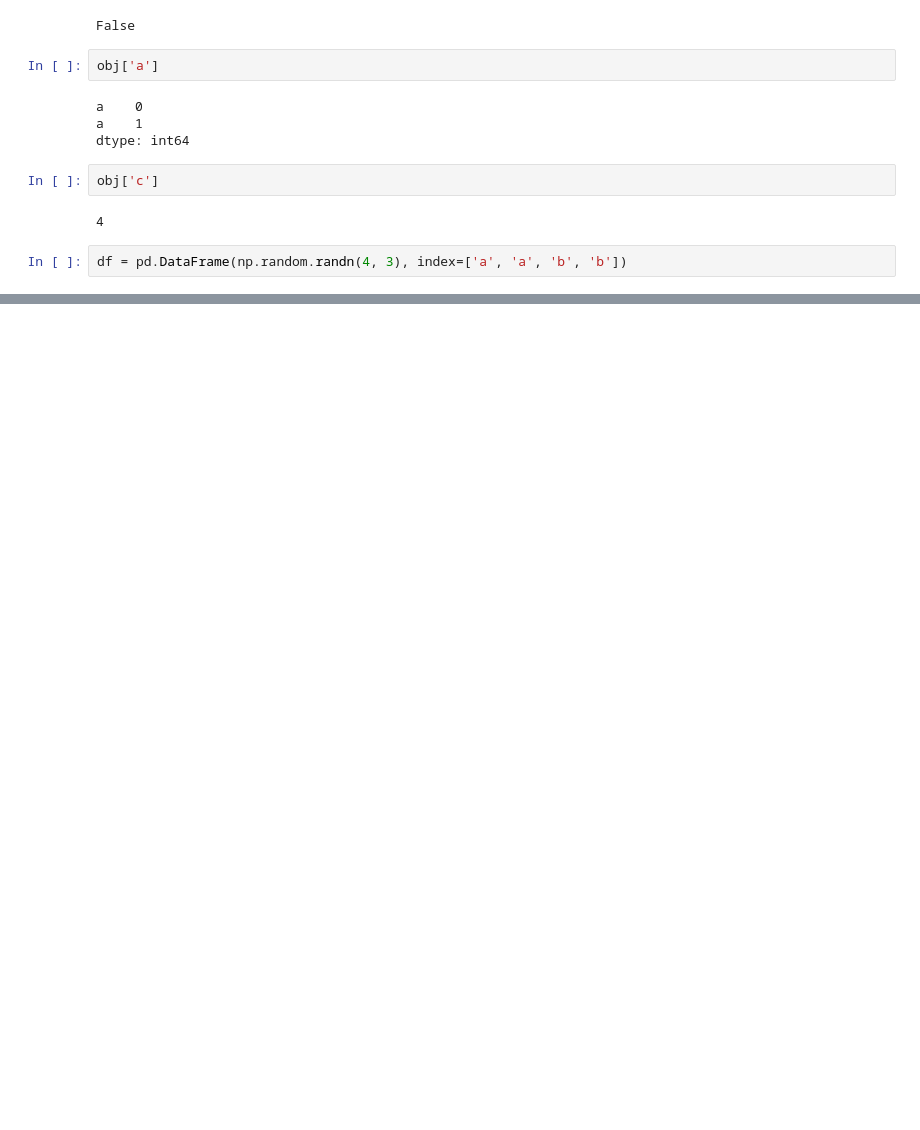
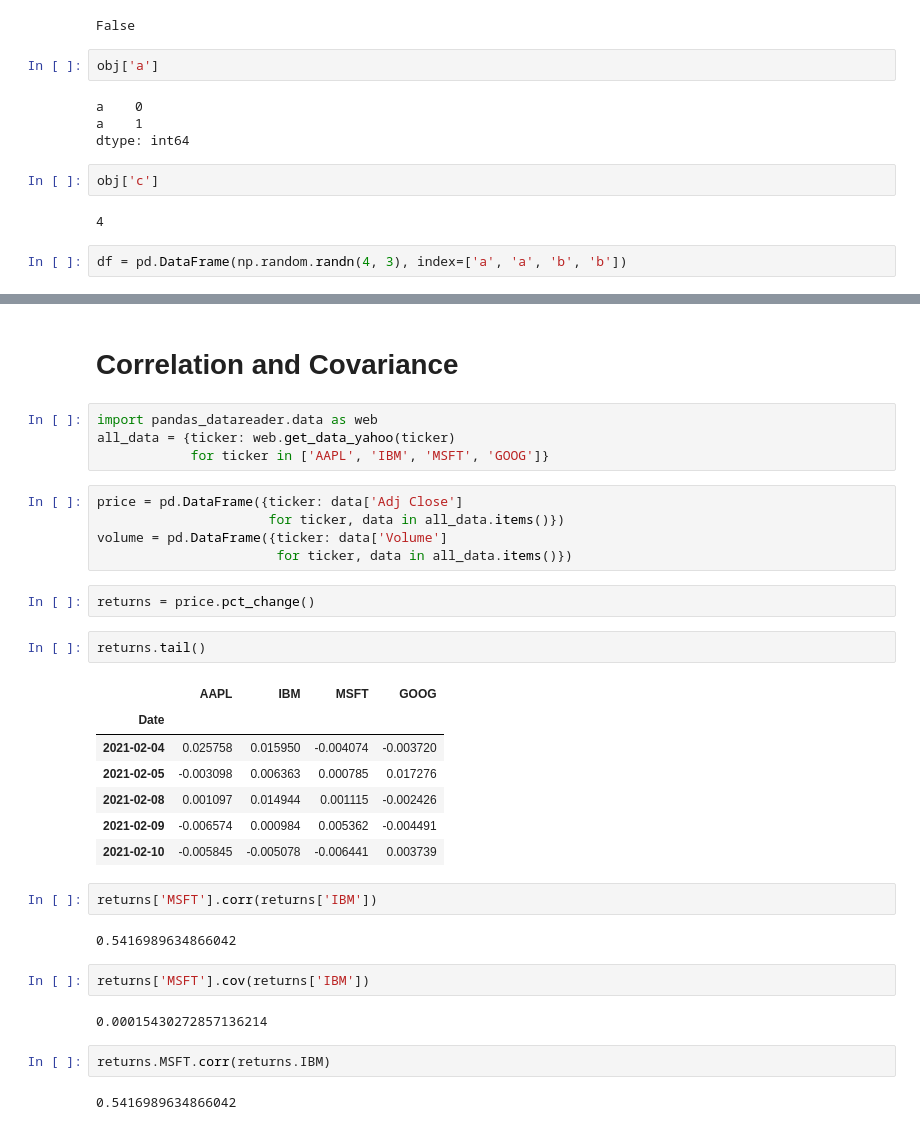
Before and after one commit to SulemanJaved/PIAIC-quarter2-practice, a Jupyter notebook: pandas/pandas_bookPractice.ipynb, the cells around one changed output, grey strips where cells are left out. Drawn from its saved outputs; the diff is of its cells as text; blank space fills up the shorter version.

```diff
--- a/pandas/pandas_bookPractice.ipynb
+++ b/pandas/pandas_bookPractice.ipynb
@@ -1221,0 +1292,35 @@ df.loc['b']
+# %% [markdown]
+# Correlation and Covariance
+# %%
+import pandas_datareader.data as web
+all_data = {ticker: web.get_data_yahoo(ticker)
+            for ticker in ['AAPL', 'IBM', 'MSFT', 'GOOG']}
+# %%
+price = pd.DataFrame({ticker: data['Adj Close']
+                      for ticker, data in all_data.items()})
+volume = pd.DataFrame({ticker: data['Volume']
+                       for ticker, data in all_data.items()})
+# %%
+returns = price.pct_change()
+# %%
+returns.tail()
+# %% [output]
+|  | AAPL | IBM | MSFT | GOOG |
+| Date |  |  |  |  |
+| 2021-02-04 | 0.025758 | 0.015950 | -0.004074 | -0.003720 |
+| 2021-02-05 | -0.003098 | 0.006363 | 0.000785 | 0.017276 |
+| 2021-02-08 | 0.001097 | 0.014944 | 0.001115 | -0.002426 |
+| 2021-02-09 | -0.006574 | 0.000984 | 0.005362 | -0.004491 |
+| 2021-02-10 | -0.005845 | -0.005078 | -0.006441 | 0.003739 |
+# %%
+returns['MSFT'].corr(returns['IBM'])
+# %% [output]
+0.5416989634866042
+# %%
+returns['MSFT'].cov(returns['IBM'])
+# %% [output]
+0.00015430272857136214
+# %%
+returns.MSFT.corr(returns.IBM)
+# %% [output]
+0.5416989634866042
```
Also changed, not shown: parts of 42 cells of this notebook.
